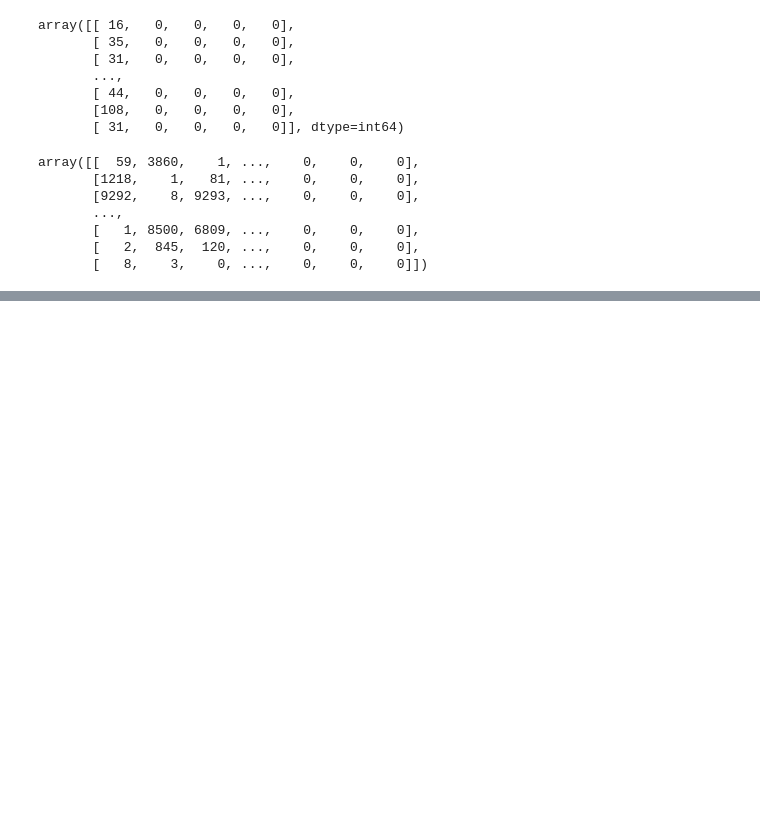
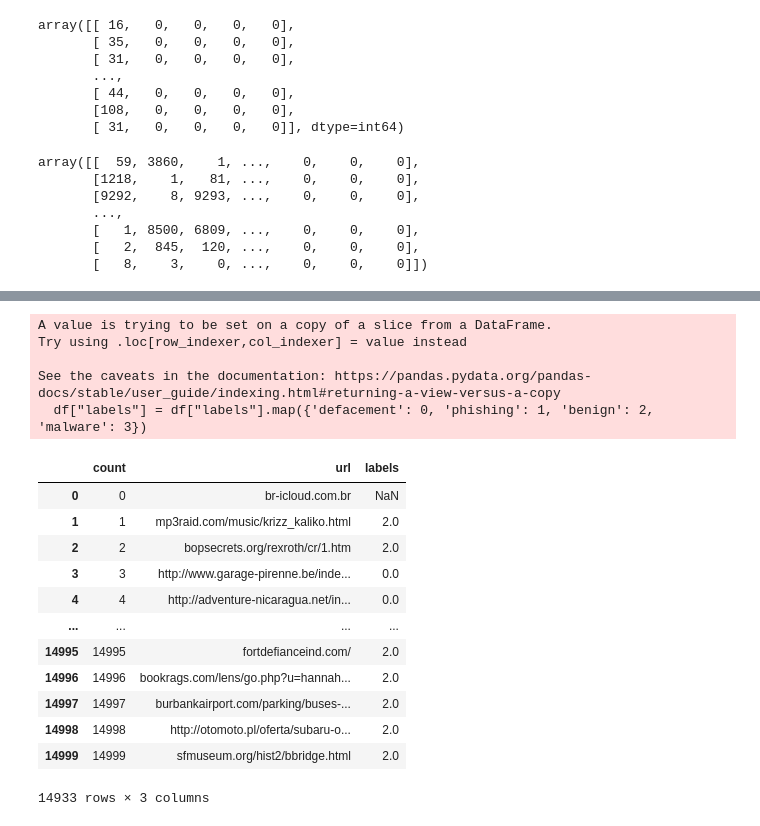
Before and after one commit to Sanyapushka8/URL, a Jupyter notebook: URL.ipynb, the cells around one changed output, grey strips where cells are left out. Saved outputs shown, nothing was run; the diff lists cells and outputs as text; code cells hidden in the pictures; blank space fills up the shorter version.

```diff
--- a/URL.ipynb
+++ b/URL.ipynb
@@ -224,0 +278,22 @@ array([[  59, 3860,    1, ...,    0,    0,    0],
+# %%
+df["labels"] = df["labels"].map({'defacement': 0, 'phishing': 1, 'benign': 2, 'malware': 3})
+df
+# %% [output]
+A value is trying to be set on a copy of a slice from a DataFrame.
+Try using .loc[row_indexer,col_indexer] = value instead
+
+See the caveats in the documentation: https://pandas.pydata.org/pandas-docs/stable/user_guide/indexing.html#returning-a-view-versus-a-copy
+  df["labels"] = df["labels"].map({'defacement': 0, 'phishing': 1, 'benign': 2, 'malware': 3})
+|  | count | url | labels |
+| 0 | 0 | br-icloud.com.br | NaN |
+| 1 | 1 | mp3raid.com/music/krizz_kaliko.html | 2.0 |
+| 2 | 2 | bopsecrets.org/rexroth/cr/1.htm | 2.0 |
+| 3 | 3 | http://www.garage-pirenne.be/inde... | 0.0 |
+| 4 | 4 | http://adventure-nicaragua.net/in... | 0.0 |
+| ... | ... | ... | ... |
+| 14995 | 14995 | fortdefianceind.com/ | 2.0 |
+| 14996 | 14996 | bookrags.com/lens/go.php?u=hannah... | 2.0 |
+| 14997 | 14997 | burbankairport.com/parking/buses-... | 2.0 |
+| 14998 | 14998 | http://otomoto.pl/oferta/subaru-o... | 2.0 |
+| 14999 | 14999 | sfmuseum.org/hist2/bbridge.html | 2.0 |
+14933 rows × 3 columns
```
Also changed, not shown: parts of 16 cells of this notebook, 1 other file.
